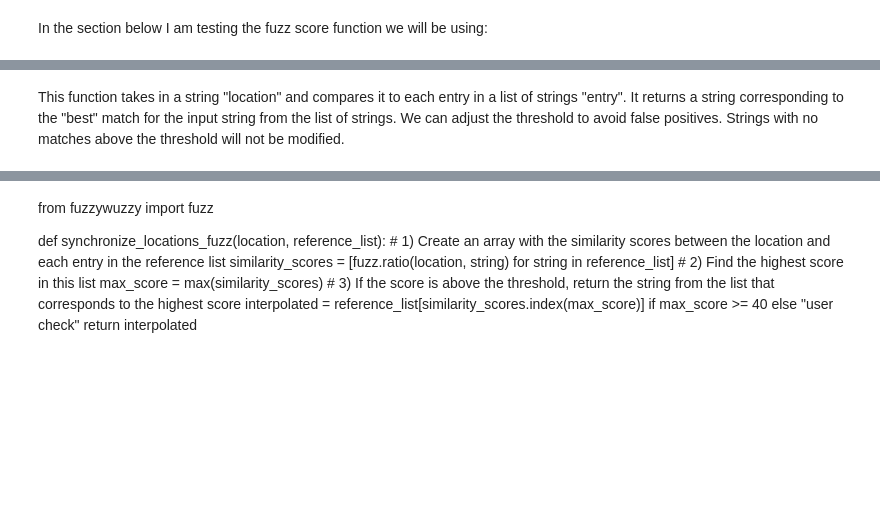
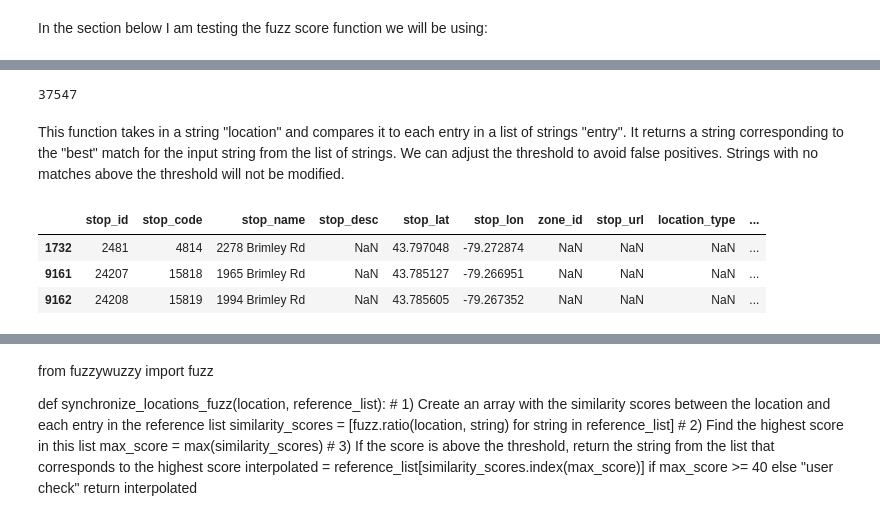
Before and after one commit to gcastagna/PandasExpressTTC, a Jupyter notebook: PandasExpress-Notebook.ipynb, the cells around one changed output, grey strips where cells are left out. Cells and saved outputs as stored; diff of their text form; code cells hidden in the pictures; blank space fills up the shorter version.

```diff
--- a/PandasExpress-Notebook.ipynb
+++ b/PandasExpress-Notebook.ipynb
@@ -140,0 +79,10 @@ stops.head()
+# %%
+stops = pd.read_csv('stops.txt')
+stops['cleaned_stops'] = stops['stop_name'].str.replace('at', '&').str.replace('Rd', '').str.replace('Ave', '').str.replace('Dr', '').str.replace('St', '')
+stops['cleaned_stops'] = stops['cleaned_stops'].str.replace('Side', '').str.replace('@','&')
+stops['cleaned_stops'] = stops['cleaned_stops'].str.replace(' ', '').str.lower()
+stops['cleaned_stops'] = stops['cleaned_stops'].str.replace('(north)', '').str.replace('(south)', '').str.replace('(east)', '').str.replace('(west)', '')
+stops['cleaned_stops'] = stops['cleaned_stops'].str.replace('(mall)', '')
+stops['cleaned_stops'] = stops['cleaned_stops'].apply(lambda x: re.sub(r'\(.*?\)', '', x))
+stops['cleaned_stops'] = stops['cleaned_stops'].astype(str).str.replace('\d+', '', regex=True)
+stops['cleaned_stops'] = stops['cleaned_stops'].apply(lambda x: '&'.join(sorted(x.split('&'))) if x.count('&') == 1 else x)
@@ -141,3 +121,7 @@ stops.head()
+# %%
+len(df_delay_fuzz)
+# %% [output]
+37547
 # %% [markdown]
 This function takes in a string "location" and compares it to each entry in a list of strings "entry".
 It returns a string corresponding to the "best" match for the input string from the list of strings.
@@ -175 +169,8 @@ def find_closest_match(row, reference_list):
+# %%
+stops[stops['cleaned_stops']=='brimley']
+# %% [output]
+|  | stop_id | stop_code | stop_name | stop_desc | stop_lat | stop_lon | zone_id | stop_url | location_type | ... |
+| 1732 | 2481 | 4814 | 2278 Brimley Rd | NaN | 43.797048 | -79.272874 | NaN | NaN | NaN | ... |
+| 9161 | 24207 | 15818 | 1965 Brimley Rd | NaN | 43.785127 | -79.266951 | NaN | NaN | NaN | ... |
+| 9162 | 24208 | 15819 | 1994 Brimley Rd | NaN | 43.785605 | -79.267352 | NaN | NaN | NaN | ... |
 # %%
```
Also changed, not shown: parts of 23 cells of this notebook.
